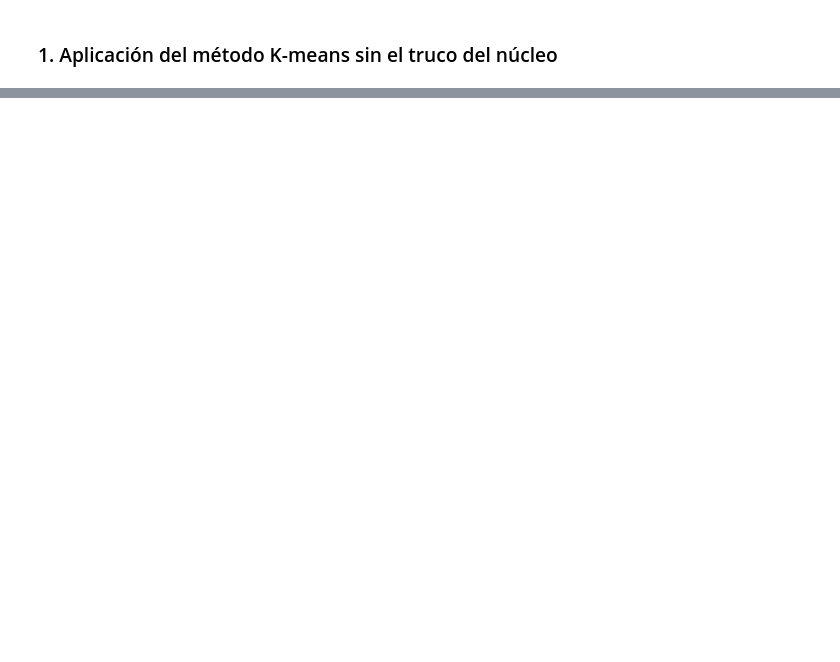
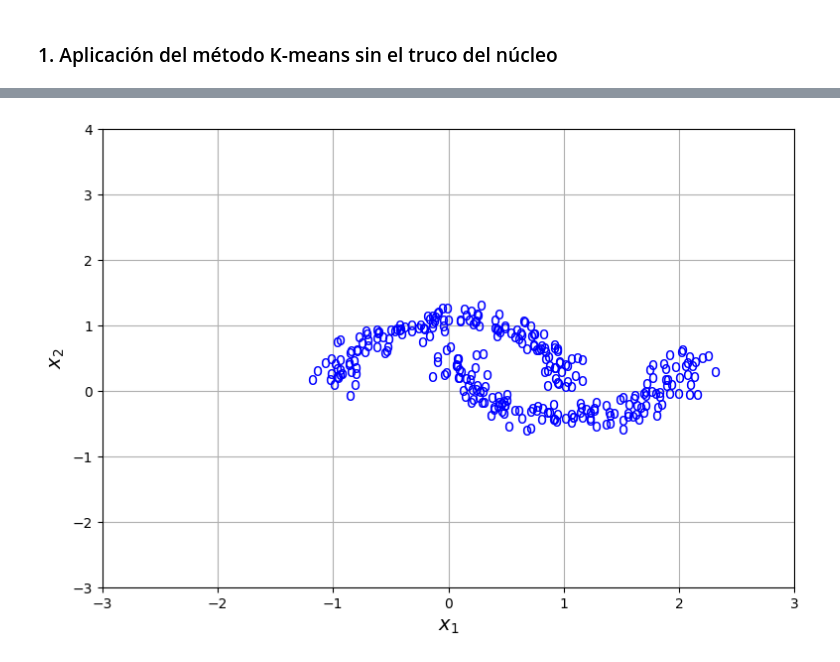
Before and after one commit to a21lofese/SAA, a Jupyter notebook: Kmeans/nucleo.ipynb, the cells around one changed output, grey strips where cells are left out. Saved outputs shown, nothing was run; the diff lists cells and outputs as text; code cells hidden in the pictures; blank space fills up the shorter version.

```diff
--- a/Kmeans/nucleo.ipynb
+++ b/Kmeans/nucleo.ipynb
@@ -122,0 +98,13 @@ Como se puede observar en la gráfica de Elbow y BIC, el número óptimo de clus
+# %%
+colors = 'bgk'
+plt.figure(figsize=(9, 6))
+for i in range(len(X)):
+    plt.text(X.iloc[i, 0], X.iloc[i, 1], color=colors[labels[i]], s='o', fontsize=12)
+plt.xlabel(r"$x_1$", fontsize=14)
+plt.ylabel(r"$x_2$", fontsize=14)
+plt.xlim(-3, 3)
+plt.ylim(-3, 4)
+plt.grid()
+plt.show()
+# %% [output]
+[figure, added]
```
Also changed, not shown: parts of 22 cells of this notebook, 9 other files.
